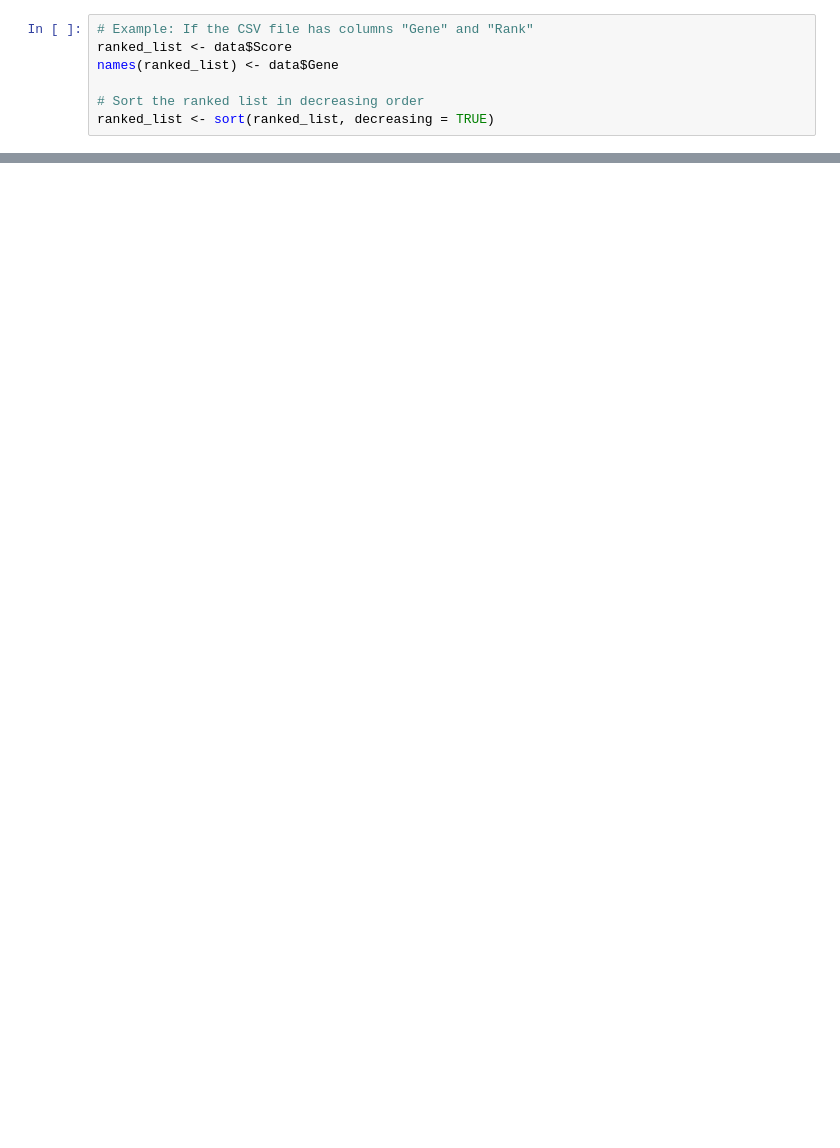
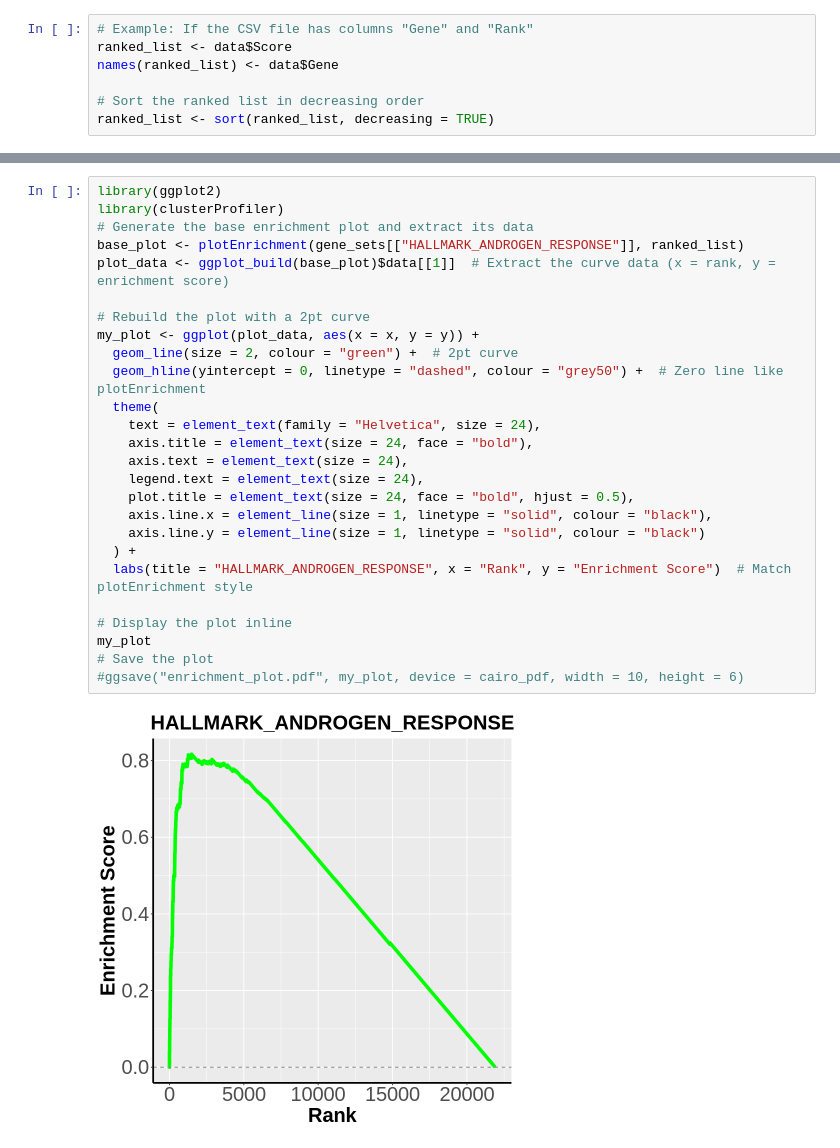
Before and after one commit to zqzhu0609/R, a Jupyter notebook: GSEA_notebook.ipynb, the cells around one changed output, grey strips where cells are left out. Saved outputs shown, nothing was run; the diff lists cells and outputs as text; blank space fills up the shorter version.

```diff
--- a/GSEA_notebook.ipynb
+++ b/GSEA_notebook.ipynb
@@ -94,0 +164,28 @@ plot(1:length(es), es, type = "l", lwd = 2,
+# %%
+library(ggplot2)
+library(clusterProfiler)
+# Generate the base enrichment plot and extract its data
+base_plot <- plotEnrichment(gene_sets[["HALLMARK_ANDROGEN_RESPONSE"]], ranked_list)
+plot_data <- ggplot_build(base_plot)$data[[1]]  # Extract the curve data (x = rank, y = enrichment score)
+
+# Rebuild the plot with a 2pt curve
+my_plot <- ggplot(plot_data, aes(x = x, y = y)) +
+  geom_line(size = 2, colour = "green") +  # 2pt curve
+  geom_hline(yintercept = 0, linetype = "dashed", colour = "grey50") +  # Zero line like plotEnrichment
+  theme(
+    text = element_text(family = "Helvetica", size = 24),
+    axis.title = element_text(size = 24, face = "bold"),
+    axis.text = element_text(size = 24),
+    legend.text = element_text(size = 24),
+    plot.title = element_text(size = 24, face = "bold", hjust = 0.5),
+    axis.line.x = element_line(size = 1, linetype = "solid", colour = "black"),
+    axis.line.y = element_line(size = 1, linetype = "solid", colour = "black")
+  ) +
+  labs(title = "HALLMARK_ANDROGEN_RESPONSE", x = "Rank", y = "Enrichment Score")  # Match plotEnrichment style
+
+# Display the plot inline
+my_plot
+# Save the plot
+#ggsave("enrichment_plot.pdf", my_plot, device = cairo_pdf, width = 10, height = 6)
+# %% [output]
+[figure, added]
```
Also changed, not shown: parts of 9 cells of this notebook.
